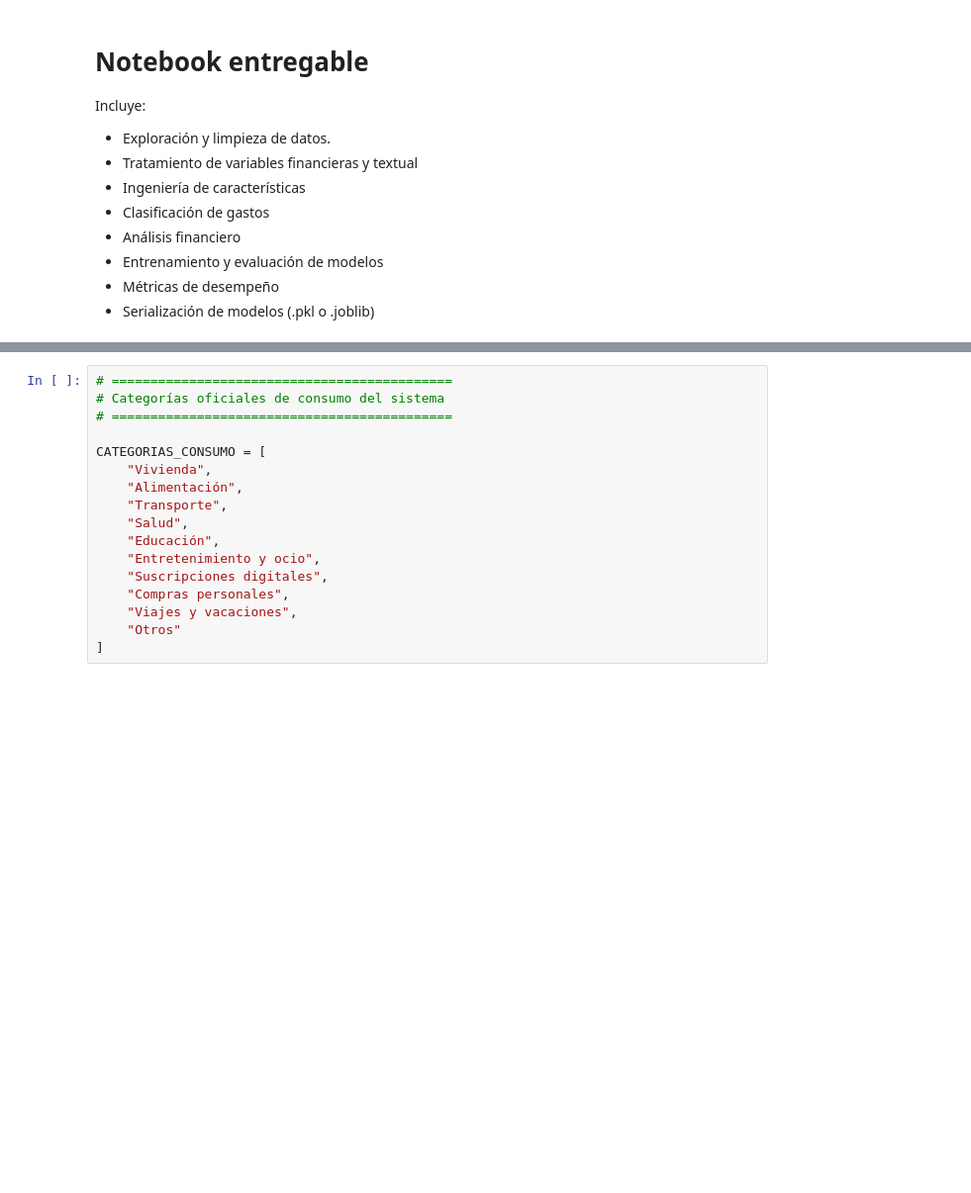
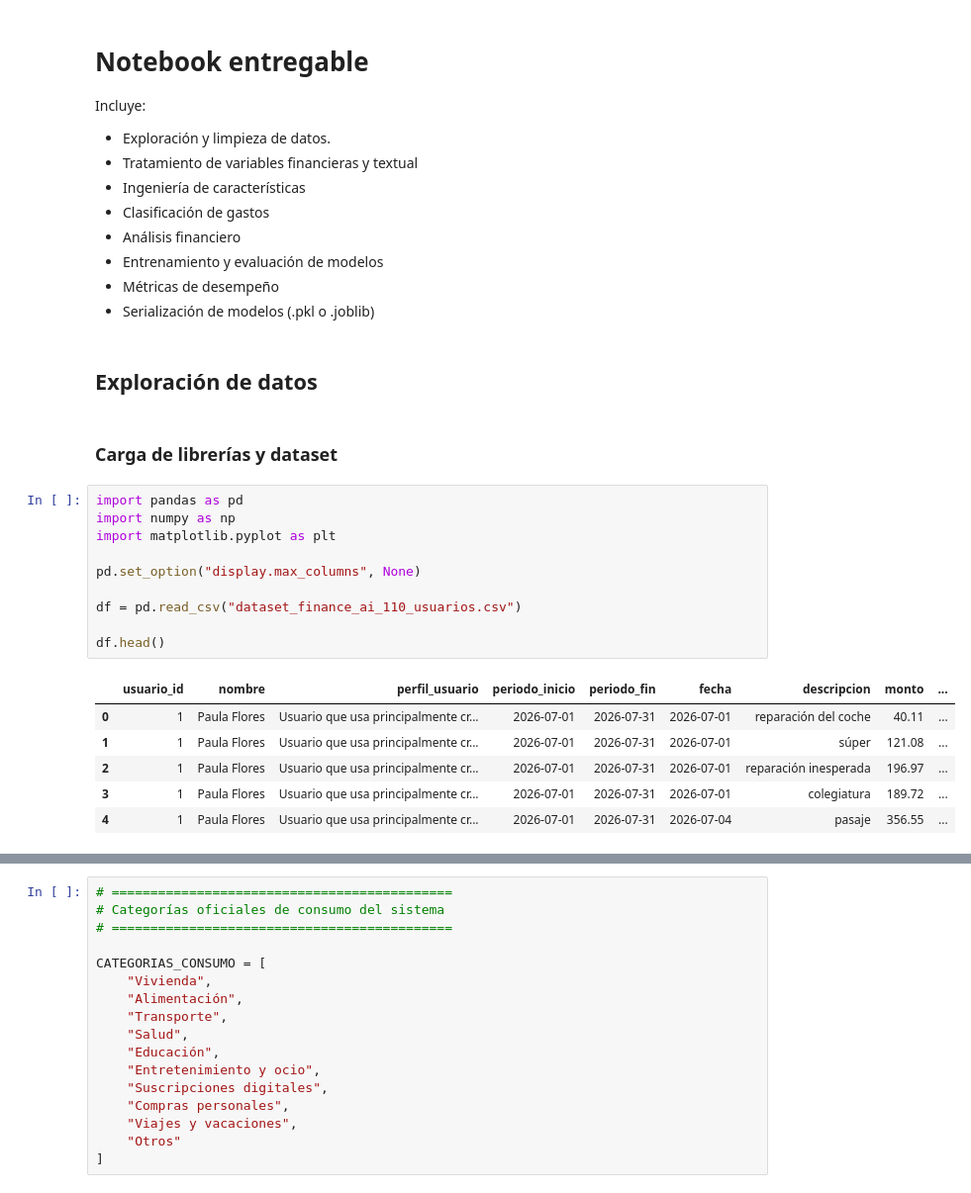
Before and after one commit to No-Country-simulation/Hackathon-G9-LATAM-Team-68, a Jupyter notebook: ciencia-de-datos/cuaderno_trabajo.ipynb, the cells around one changed output, grey strips where cells are left out. Shown at 99% size. Saved outputs shown, nothing was run; the diff lists cells and outputs as text; blank space fills up the shorter version.

```diff
--- a/ciencia-de-datos/cuaderno_trabajo.ipynb
+++ b/ciencia-de-datos/cuaderno_trabajo.ipynb
@@ -11,3 +11,24 @@ Incluye:
 - Entrenamiento y evaluación de modelos
 - Métricas de desempeño
 - Serialización de modelos (.pkl o .joblib)
+# %% [markdown]
+## **Exploración de datos**
+# %% [markdown]
+### **Carga de librerías y dataset**
+# %%
+import pandas as pd
+import numpy as np
+import matplotlib.pyplot as plt
+
+pd.set_option("display.max_columns", None)
+
+df = pd.read_csv("dataset_finance_ai_110_usuarios.csv")
+
+df.head()
+# %% [output]
+|  | usuario_id | nombre | perfil_usuario | periodo_inicio | periodo_fin | fecha | descripcion | monto | ... |
+| 0 | 1 | Paula Flores | Usuario que usa principalmente cr... | 2026-07-01 | 2026-07-31 | 2026-07-01 | reparación del coche | 40.11 | ... |
+| 1 | 1 | Paula Flores | Usuario que usa principalmente cr... | 2026-07-01 | 2026-07-31 | 2026-07-01 | súper | 121.08 | ... |
+| 2 | 1 | Paula Flores | Usuario que usa principalmente cr... | 2026-07-01 | 2026-07-31 | 2026-07-01 | reparación inesperada | 196.97 | ... |
+| 3 | 1 | Paula Flores | Usuario que usa principalmente cr... | 2026-07-01 | 2026-07-31 | 2026-07-01 | colegiatura | 189.72 | ... |
+| 4 | 1 | Paula Flores | Usuario que usa principalmente cr... | 2026-07-01 | 2026-07-31 | 2026-07-04 | pasaje | 356.55 | ... |
```
Also changed, not shown: parts of 70 cells of this notebook.
